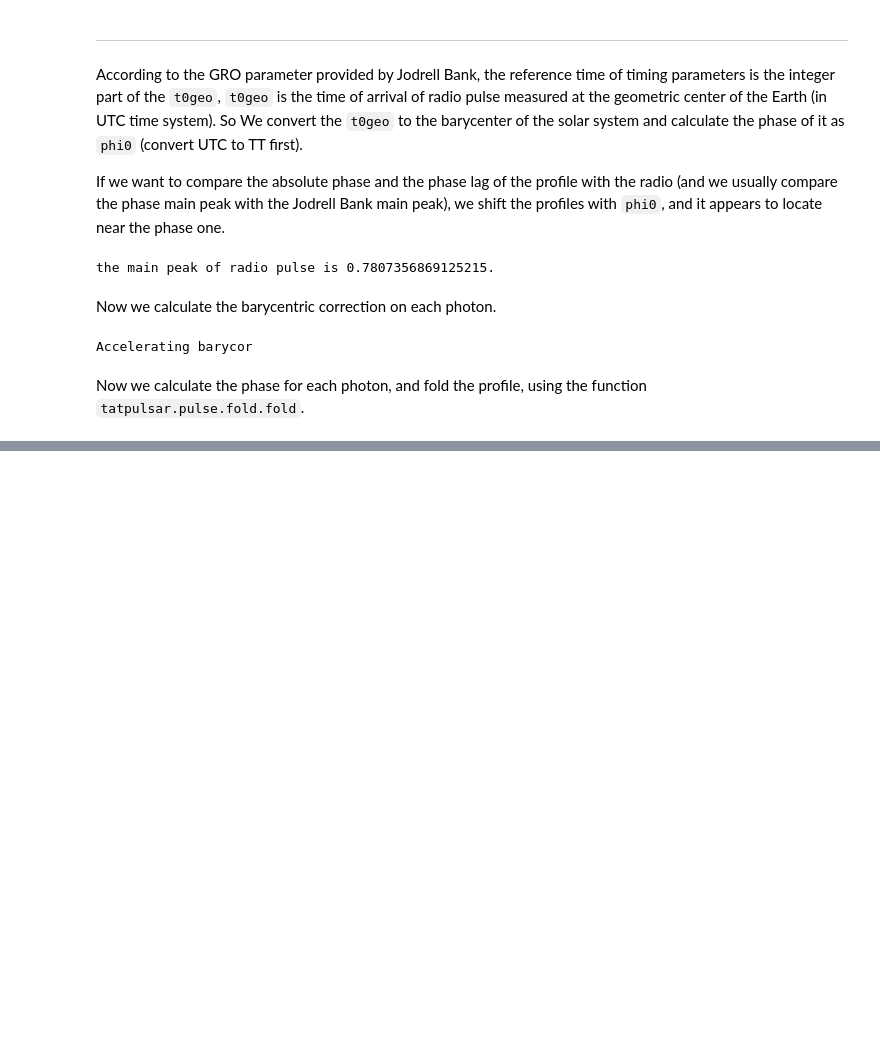
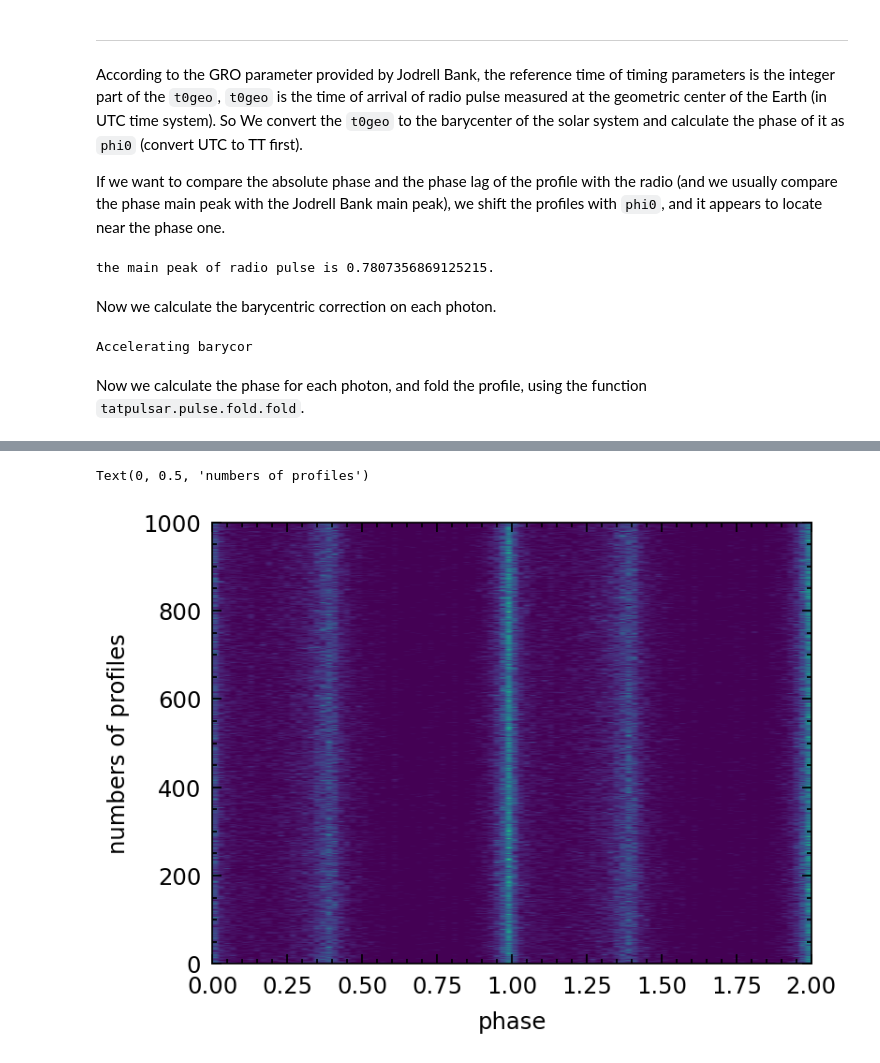
Before and after one commit to tuoyl/tat-pulsar, a Jupyter notebook: docs/notebooks/PulsarTimingAnalysis.ipynb, the cells around one changed output, grey strips where cells are left out. Saved outputs shown, nothing was run; the diff lists cells and outputs as text; code cells hidden in the pictures; blank space fills up the shorter version.

```diff
--- a/docs/notebooks/PulsarTimingAnalysis.ipynb
+++ b/docs/notebooks/PulsarTimingAnalysis.ipynb
@@ -118,0 +136,11 @@ Text(0, 0.5, 'Counts')
+# %%
+profile.norm(method=1) # Normalization
+profile_new = profile.resample(sample_num=1000)
+
+plt.imshow(profile_new, aspect='auto',
+           extent=[0,2,0, 1000])
+plt.xlabel("phase")
+plt.ylabel("numbers of profiles")
+# %% [output]
+Text(0, 0.5, 'numbers of profiles')
+[figure, added]
```
Also changed, not shown: parts of 6 cells of this notebook, 37 other files.
